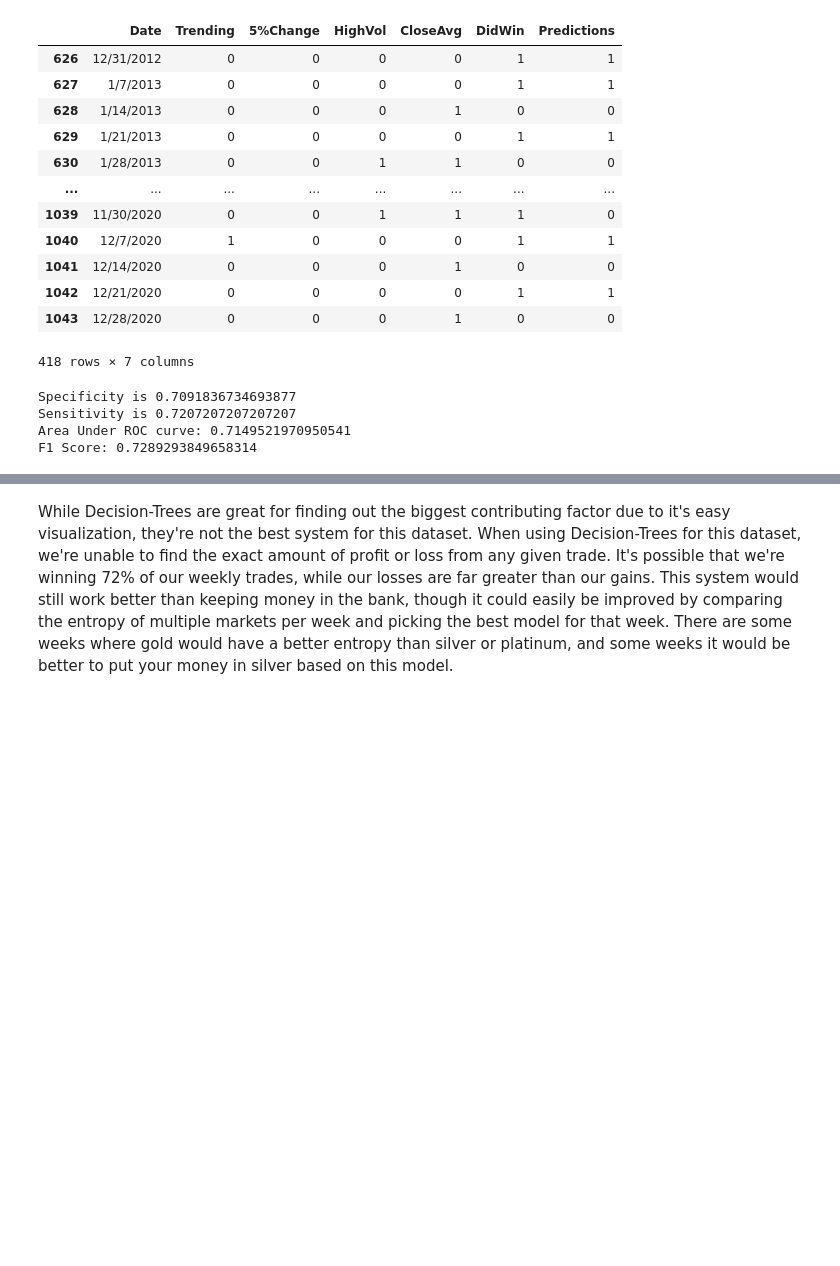
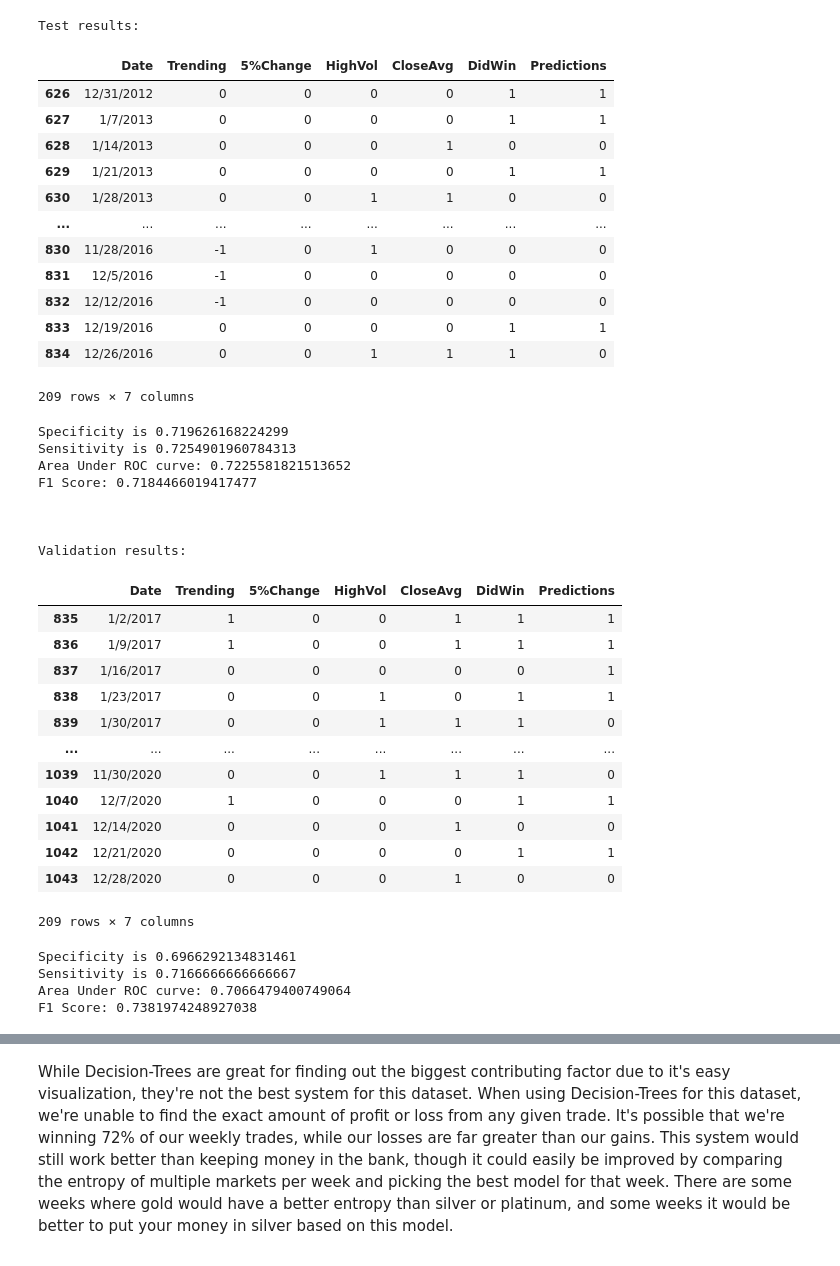
Before and after one commit to cst1493/CMPS470_MachineLearning, a Jupyter notebook: Project/DecisionTree.ipynb, the cells around one changed output, grey strips where cells are left out. Saved outputs shown, nothing was run; the diff lists cells and outputs as text; code cells hidden in the pictures; blank space fills up the shorter version.

Commit message:
Data Tree: slight requirement changes.
Completed over screen-share

```diff
--- a/Project/DecisionTree.ipynb
+++ b/Project/DecisionTree.ipynb
@@ -22,67 +22,95 @@ data_DT = data_DT.drop('Date', axis = 1)
 #Preprocessing data:
 
 #Split data for training and testing
-X_train, X_test = train_test_split(data_DT, test_size = 0.4, train_size = 0.6, shuffle = False)
+X_train, X_Test_Val = train_test_split(data_DT, test_size = 0.4, train_size = 0.6, shuffle = False)
+X_test, X_val = train_test_split(X_Test_Val, test_size = 0.5, train_size = 0.5, shuffle = False)
 #Removing the labels from the data.
 DT_train_labels = X_train['DidWin'].copy()
 X_train = X_train.drop('DidWin', axis = 1)
 DT_test_labels = X_test['DidWin'].copy()
 X_test = X_test.drop('DidWin', axis = 1)
+DT_val_labels = X_val['DidWin'].copy()
+X_val = X_val.drop('DidWin', axis = 1)
 # %%
 #Performance Assessment
 
 #Create Decision Tree Model for Entropy
-def DTClassifier(critiria):
+def DTClassifier(critiria, dataset, label):
     DT = DecisionTreeClassifier(criterion=critiria)
     DT_Model = DT.fit(X_train, DT_train_labels)
 
     #Predicting against Test data
-    results = DT_Model.predict(X_test)
+    results = DT_Model.predict(dataset)
 
-    result_df = pd.DataFrame(X_test)
-    result_df = result_df.assign(DidWin = DT_test_labels, Predictions = results)
+    result_df = pd.DataFrame(dataset)
+    result_df = result_df.assign(DidWin = label, Predictions = results)
 
     result_df.insert(0, "Date", data_labels)
     display(result_df)
     #Finding Specificity and Sensitivity
     tn, fp, fn, tp = metrics.confusion_matrix(result_df.iloc[:,5], results).ravel()
     spec = tn/(tn + fp)
     sens = tp/(tp + fn)
     print("Specificity is", spec)
     print("Sensitivity is", sens)
 
     #Finding AUC
     false_Pos, true_Pos, thresh = metrics.roc_curve(result_df.iloc[:,5], results)
     auc = metrics.auc(false_Pos, true_Pos)
     print("Area Under ROC curve:", auc)
 
     #Finding F1
     f1_score = metrics.f1_score(result_df.iloc[:,5], results)
     print("F1 Score:", f1_score)
     print("\n")
 
     accuracy = ((tp+tn)/(tp+tn+fp+fn))
-    return spec, sens, auc, f1_score, DT_Model, accuracy
+    return DT_Model, accuracy
 
-ent_spec, ent_sens, ent_auc, ent_f1, DT_Model, accuracy = DTClassifier('entropy')
+print('Test results:')
+test_DT_Model, test_accuracy = DTClassifier('entropy', X_test, DT_test_labels)
+print('\nValidation results:')
+val_DT_Model, val_accuracy = DTClassifier('entropy', X_val, DT_val_labels)
 # %% [output]
+Test results:
 |  | Date | Trending | 5%Change | HighVol | CloseAvg | DidWin | Predictions |
 | 626 | 12/31/2012 | 0 | 0 | 0 | 0 | 1 | 1 |
 | 627 | 1/7/2013 | 0 | 0 | 0 | 0 | 1 | 1 |
 | 628 | 1/14/2013 | 0 | 0 | 0 | 1 | 0 | 0 |
 | 629 | 1/21/2013 | 0 | 0 | 0 | 0 | 1 | 1 |
 | 630 | 1/28/2013 | 0 | 0 | 1 | 1 | 0 | 0 |
 | ... | ... | ... | ... | ... | ... | ... | ... |
-| 1039 | 11/30/2020 | 0 | 0 | 1 | 1 | 1 | 0 |
-| 1040 | 12/7/2020 | 1 | 0 | 0 | 0 | 1 | 1 |
-| 1041 | 12/14/2020 | 0 | 0 | 0 | 1 | 0 | 0 |
-| 1042 | 12/21/2020 | 0 | 0 | 0 | 0 | 1 | 1 |
-| 1043 | 12/28/2020 | 0 | 0 | 0 | 1 | 0 | 0 |
+| 830 | 11/28/2016 | -1 | 0 | 1 | 0 | 0 | 0 |
+| 831 | 12/5/2016 | -1 | 0 | 0 | 0 | 0 | 0 |
+| 832 | 12/12/2016 | -1 | 0 | 0 | 0 | 0 | 0 |
+| 833 | 12/19/2016 | 0 | 0 | 0 | 0 | 1 | 1 |
+| 834 | 12/26/2016 | 0 | 0 | 1 | 1 | 1 | 0 |
-418 rows × 7 columns
-Specificity is 0.7091836734693877
-Sensitivity is 0.7207207207207207
-Area Under ROC curve: 0.7149521970950541
-F1 Score: 0.7289293849658314
+209 rows × 7 columns
+Specificity is 0.719626168224299
+Sensitivity is 0.7254901960784313
+Area Under ROC curve: 0.7225581821513652
+F1 Score: 0.7184466019417477
+
+
+
+Validation results:
+|  | Date | Trending | 5%Change | HighVol | CloseAvg | DidWin | Predictions |
+| 835 | 1/2/2017 | 1 | 0 | 0 | 1 | 1 | 1 |
+| 836 | 1/9/2017 | 1 | 0 | 0 | 1 | 1 | 1 |
+| 837 | 1/16/2017 | 0 | 0 | 0 | 0 | 0 | 1 |
+| 838 | 1/23/2017 | 0 | 0 | 1 | 0 | 1 | 1 |
+| 839 | 1/30/2017 | 0 | 0 | 1 | 1 | 1 | 0 |
+| ... | ... | ... | ... | ... | ... | ... | ... |
+| 1039 | 11/30/2020 | 0 | 0 | 1 | 1 | 1 | 0 |
+| 1040 | 12/7/2020 | 1 | 0 | 0 | 0 | 1 | 1 |
+| 1041 | 12/14/2020 | 0 | 0 | 0 | 1 | 0 | 0 |
+| 1042 | 12/21/2020 | 0 | 0 | 0 | 0 | 1 | 1 |
+| 1043 | 12/28/2020 | 0 | 0 | 0 | 1 | 0 | 0 |
+209 rows × 7 columns
+Specificity is 0.6966292134831461
+Sensitivity is 0.7166666666666667
+Area Under ROC curve: 0.7066479400749064
+F1 Score: 0.7381974248927038
 # %%
 #Model Visualization
 
```
Also changed, not shown: parts of 1 cell of this notebook, 1 other file.
